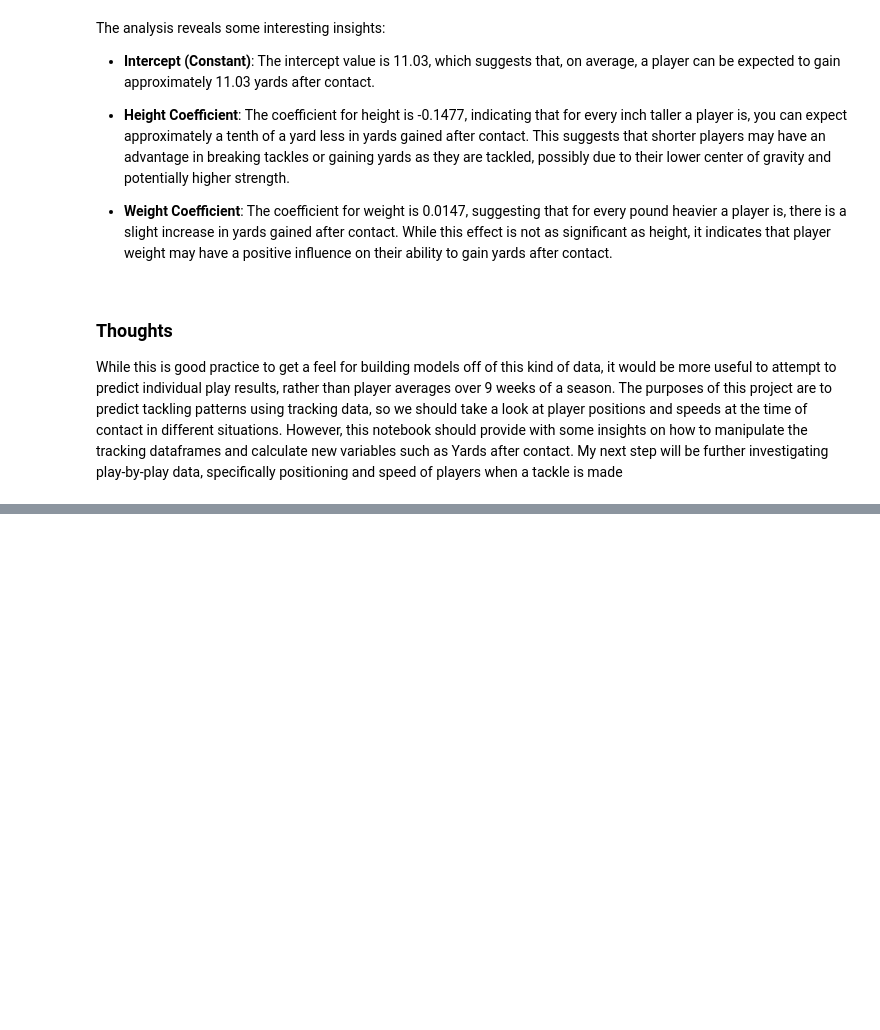
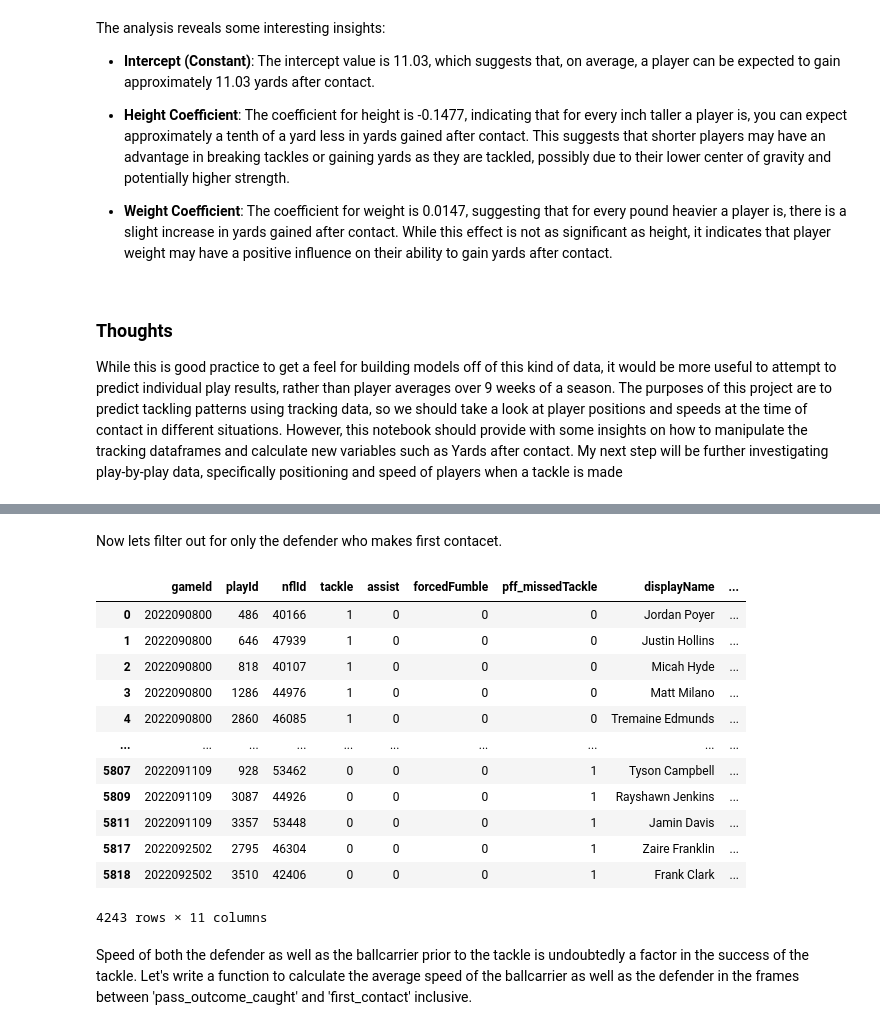
Before and after one commit to quincy928/BDB-2023, a Jupyter notebook: YAC EDA.ipynb, the cells around one changed output, grey strips where cells are left out. Drawn from its saved outputs; the diff is of its cells as text; code cells hidden in the pictures; blank space fills up the shorter version.

```diff
--- a/YAC EDA.ipynb
+++ b/YAC EDA.ipynb
@@ -455,0 +596,22 @@ While this is good practice to get a feel for building models off of this kind o
+# %% [markdown]
+Now lets filter out for only the defender who makes first contacet.
+# %%
+#Fdo stands for 'first defender only'
+tackles_pass_fdo = tackles_pass[tackles_pass.displayName == tackles_pass.first_defender]
+tackles_pass_fdo
+# %% [output]
+|  | gameId | playId | nflId | tackle | assist | forcedFumble | pff_missedTackle | displayName | ... |
+| 0 | 2022090800 | 486 | 40166 | 1 | 0 | 0 | 0 | Jordan Poyer | ... |
+| 1 | 2022090800 | 646 | 47939 | 1 | 0 | 0 | 0 | Justin Hollins | ... |
+| 2 | 2022090800 | 818 | 40107 | 1 | 0 | 0 | 0 | Micah Hyde | ... |
+| 3 | 2022090800 | 1286 | 44976 | 1 | 0 | 0 | 0 | Matt Milano | ... |
+| 4 | 2022090800 | 2860 | 46085 | 1 | 0 | 0 | 0 | Tremaine Edmunds | ... |
+| ... | ... | ... | ... | ... | ... | ... | ... | ... | ... |
+| 5807 | 2022091109 | 928 | 53462 | 0 | 0 | 0 | 1 | Tyson Campbell | ... |
+| 5809 | 2022091109 | 3087 | 44926 | 0 | 0 | 0 | 1 | Rayshawn Jenkins | ... |
+| 5811 | 2022091109 | 3357 | 53448 | 0 | 0 | 0 | 1 | Jamin Davis | ... |
+| 5817 | 2022092502 | 2795 | 46304 | 0 | 0 | 0 | 1 | Zaire Franklin | ... |
+| 5818 | 2022092502 | 3510 | 42406 | 0 | 0 | 0 | 1 | Frank Clark | ... |
+4243 rows × 11 columns
+# %% [markdown]
+Speed of both the defender as well as the ballcarrier prior to the tackle is undoubtedly a factor in the success of the tackle. Let's write a function to calculate the average speed of the ballcarrier as well as the defender in the frames between 'pass_outcome_caught' and 'first_contact' inclusive.
```
Also changed, not shown: parts of 25 cells of this notebook.
